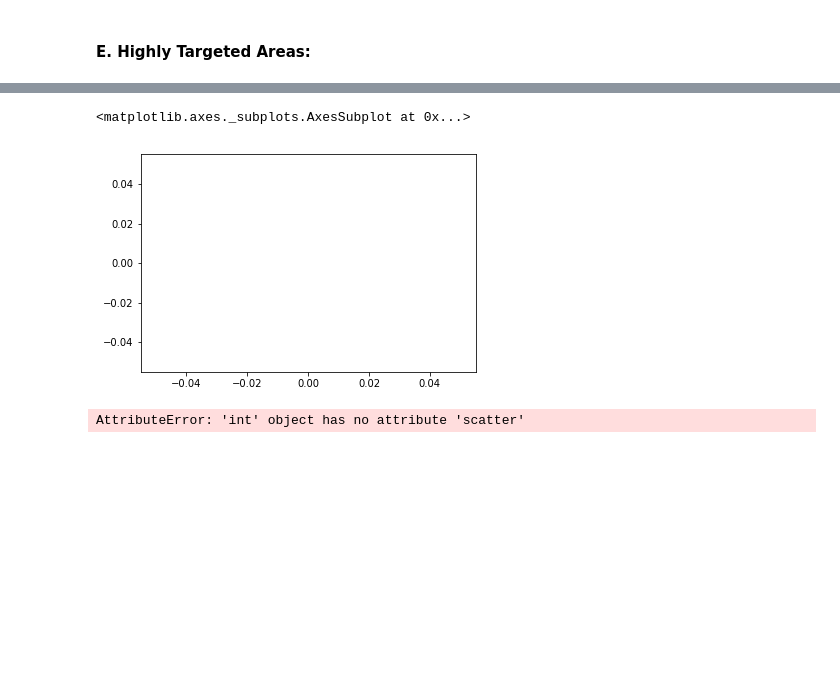
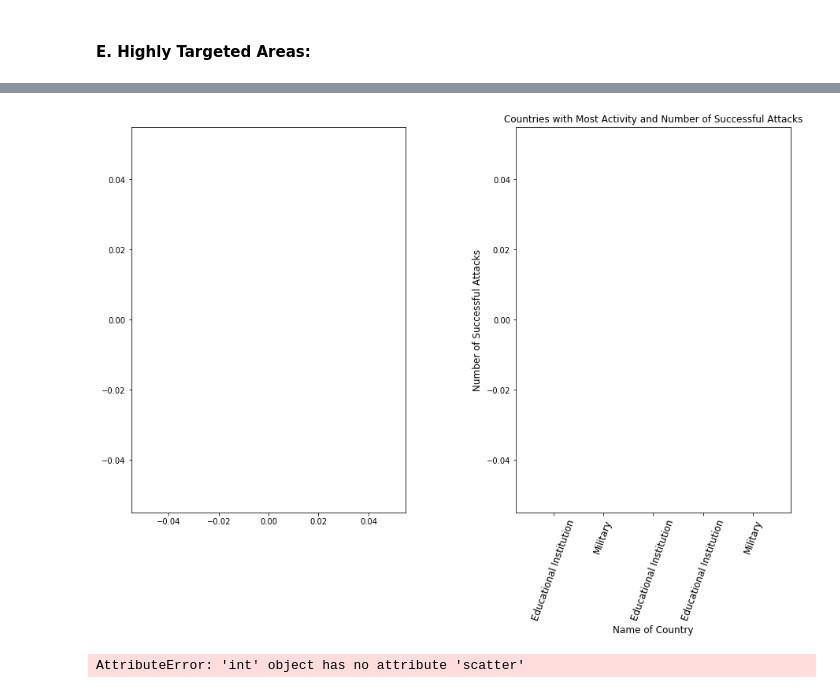
Before and after one commit to Begecky/Thinkful_Materials, a Jupyter notebook: Unit_3_Capstone/CyberTerrorism6.ipynb, the cells around one changed output, grey strips where cells are left out. Saved outputs shown, nothing was run; the diff lists cells and outputs as text; code cells hidden in the pictures; blank space fills up the shorter version.

```diff
--- a/Unit_3_Capstone/CyberTerrorism6.ipynb
+++ b/Unit_3_Capstone/CyberTerrorism6.ipynb
@@ -724,27 +725,26 @@ pandas.core.series.Series
 # %%
-# f, (ax1, ax2) = plt.subplots(1, 2, figsize = (15, 9))
+f, (ax1, ax2) = plt.subplots(1, 2, figsize = (15, 9))
 
-# plt.subplot(1, 2, 1)
+plt.subplot(1, 2, 1)
 sns.scatterplot(x = cyber_train_X['target_1txt'], y = cyber_train_X['target_1txt'].value_counts())
-# ax1.set_xticklabels(labels = cyber_data['target_1txt'], rotation = '70', fontdict = {'fontsize':10})
-# ax1.set_xlabel('Name of Terrorist Group', fontdict = {'fontsize':12})
-# ax1.set_ylabel('Success Rate', fontdict = {'fontsize':12})
-# ax1.set_title('Most Active Terror Groups and Their Success Rates')
-# plt.subplots_adjust(wspace = .4)
+ax1.set_xticklabels(labels = cyber_data['target_1txt'], rotation = '70', fontdict = {'fontsize':10})
+ax1.set_xlabel('Name of Terrorist Group', fontdict = {'fontsize':12})
+ax1.set_ylabel('Success Rate', fontdict = {'fontsize':12})
+ax1.set_title('Most Active Terror Groups and Their Success Rates')
+plt.subplots_adjust(wspace = .4)
 
-# plt.subplot(1, 2, 2)
-# ax2 = sns.scatterplot(x = cyber_train_X['target_1txt'], y = cyber_train_X['target_1txt'].value_counts(),
-#                      hue = cyber_train_Y['success'], style = cyber_train_X['weapontxt'])
-# ax2.set_xticklabels(labels = cyber_data['target_1txt'], rotation = '70', fontdict = {'fontsize':12})
-# ax2.set_xlabel('Name of Country', fontdict = {'fontsize':12})
-# ax2.set_ylabel('Number of Successful Attacks', fontdict = {'fontsize':12})
-# ax2.set_title('Countries with Most Activity and Number of Successful Attacks')
-# plt.subplots_adjust(wspace = .4)
+plt.subplot(1, 2, 2)
+ax2 = sns.scatterplot(x = cyber_train_X['target_1txt'], y = cyber_train_X['target_1txt'].value_counts(),
+                     hue = cyber_train_Y['success'], style = cyber_train_X['weapontxt'])
+ax2.set_xticklabels(labels = cyber_data['target_1txt'], rotation = '70', fontdict = {'fontsize':12})
+ax2.set_xlabel('Name of Country', fontdict = {'fontsize':12})
+ax2.set_ylabel('Number of Successful Attacks', fontdict = {'fontsize':12})
+ax2.set_title('Countries with Most Activity and Number of Successful Attacks')
+plt.subplots_adjust(wspace = .4)
 
-# plt.show()
+plt.show()
 # %% [output]
-<matplotlib.axes._subplots.AxesSubplot at 0x...>
-[figure, old version]
+[figure, new version]
 # %%
 f, (ax1, ax2) = plt.subplots(1, 2, figsize = (14, 12))
 
```
Also changed, not shown: parts of 10 cells of this notebook.
